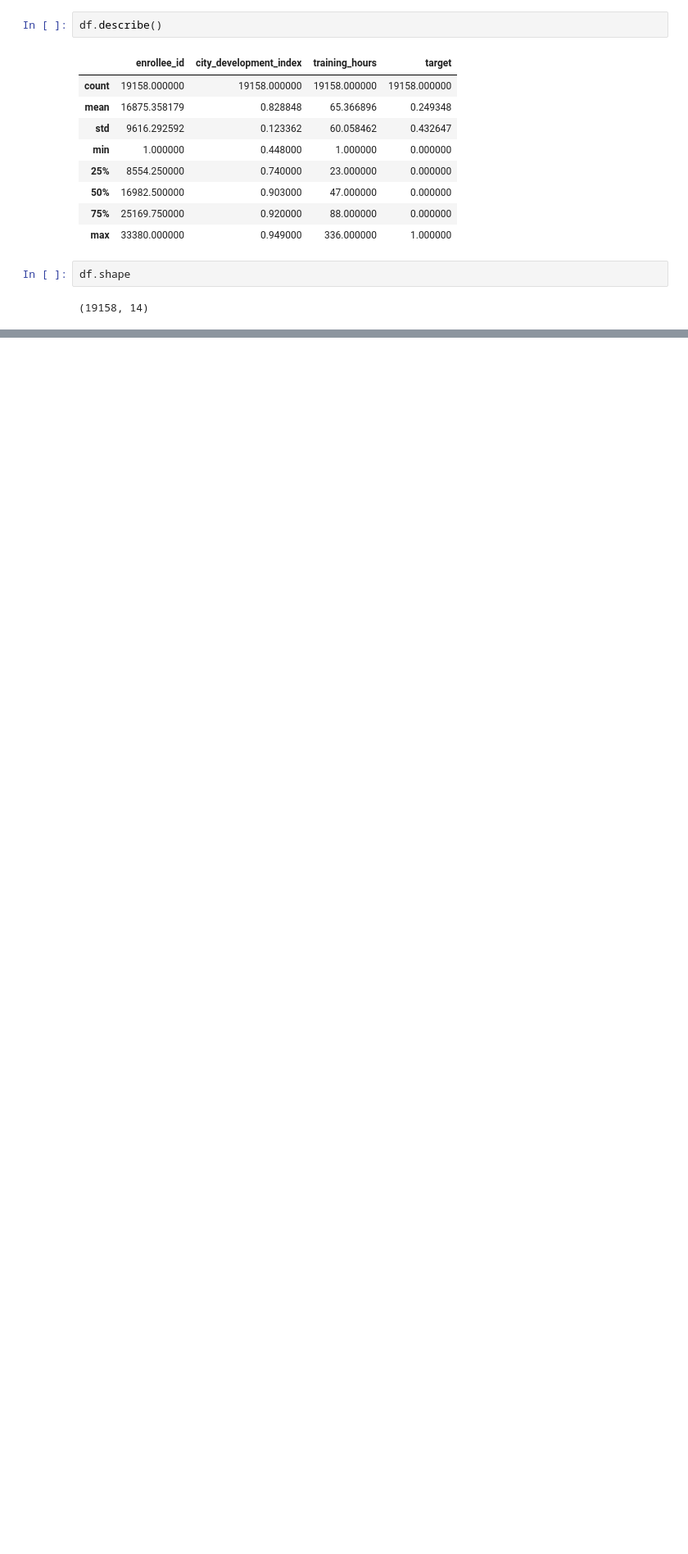
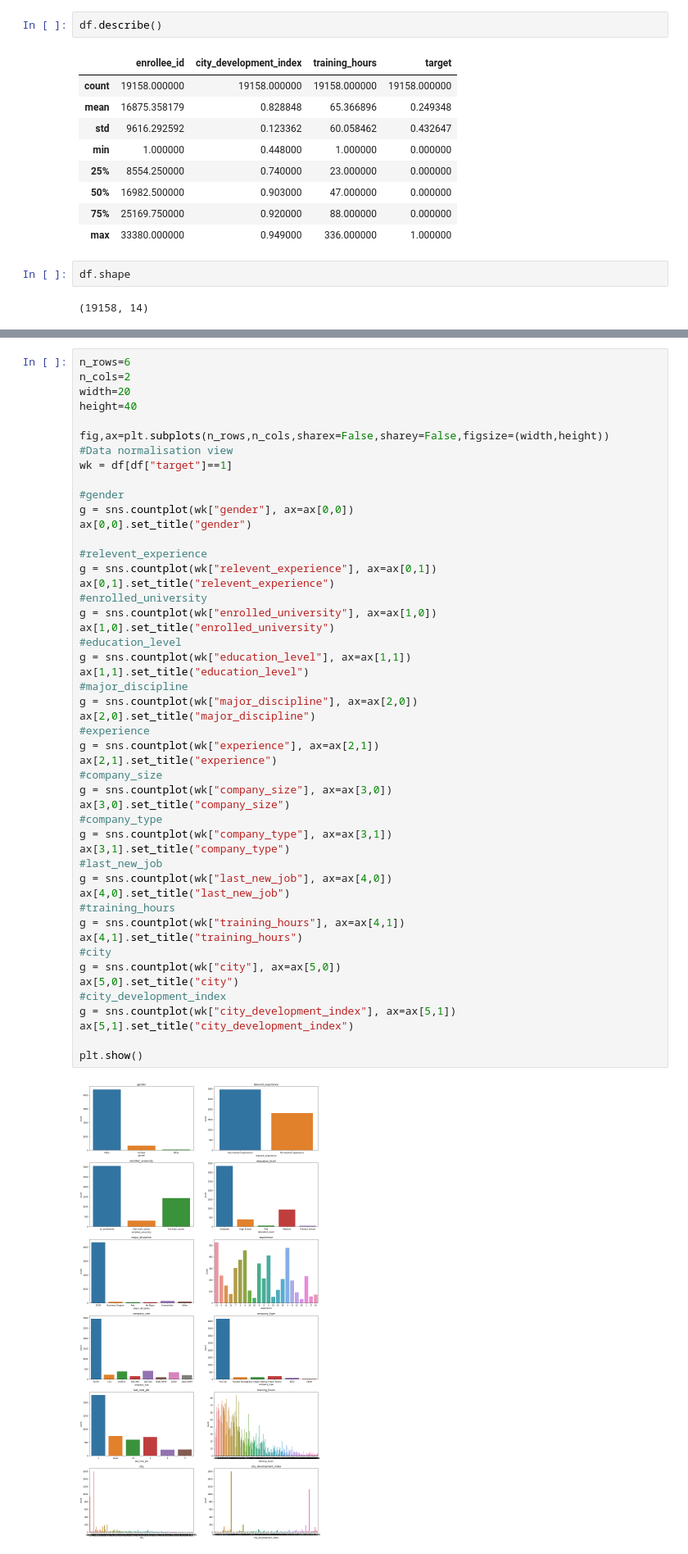
Before and after one commit to arindamdeyofficial/JobChurnInIt, a Jupyter notebook: jobchurnit.ipynb, the cells around one changed output, grey strips where cells are left out. Shown: that part at 82% size. Drawn from its saved outputs; the diff is of its cells as text; blank space fills up the shorter version.

```diff
--- a/jobchurnit.ipynb
+++ b/jobchurnit.ipynb
@@ -80,0 +175,51 @@ df.shape
+# %%
+n_rows=6
+n_cols=2
+width=20
+height=40
+
+fig,ax=plt.subplots(n_rows,n_cols,sharex=False,sharey=False,figsize=(width,height))
+#Data normalisation view
+wk = df[df["target"]==1]
+
+#gender
+g = sns.countplot(wk["gender"], ax=ax[0,0])
+ax[0,0].set_title("gender")
+
+#relevent_experience
+g = sns.countplot(wk["relevent_experience"], ax=ax[0,1])
+ax[0,1].set_title("relevent_experience")
+#enrolled_university
+g = sns.countplot(wk["enrolled_university"], ax=ax[1,0])
+ax[1,0].set_title("enrolled_university")
+#education_level
+g = sns.countplot(wk["education_level"], ax=ax[1,1])
+ax[1,1].set_title("education_level")
+#major_discipline
+g = sns.countplot(wk["major_discipline"], ax=ax[2,0])
+ax[2,0].set_title("major_discipline")
+#experience
+g = sns.countplot(wk["experience"], ax=ax[2,1])
+ax[2,1].set_title("experience")
+#company_size
+g = sns.countplot(wk["company_size"], ax=ax[3,0])
+ax[3,0].set_title("company_size")
+#company_type
+g = sns.countplot(wk["company_type"], ax=ax[3,1])
+ax[3,1].set_title("company_type")
+#last_new_job
+g = sns.countplot(wk["last_new_job"], ax=ax[4,0])
+ax[4,0].set_title("last_new_job")
+#training_hours
+g = sns.countplot(wk["training_hours"], ax=ax[4,1])
+ax[4,1].set_title("training_hours")
+#city
+g = sns.countplot(wk["city"], ax=ax[5,0])
+ax[5,0].set_title("city")
+#city_development_index
+g = sns.countplot(wk["city_development_index"], ax=ax[5,1])
+ax[5,1].set_title("city_development_index")
+
+plt.show()
+# %% [output]
+[figure, added]
```
Also changed, not shown: parts of 38 cells of this notebook.
